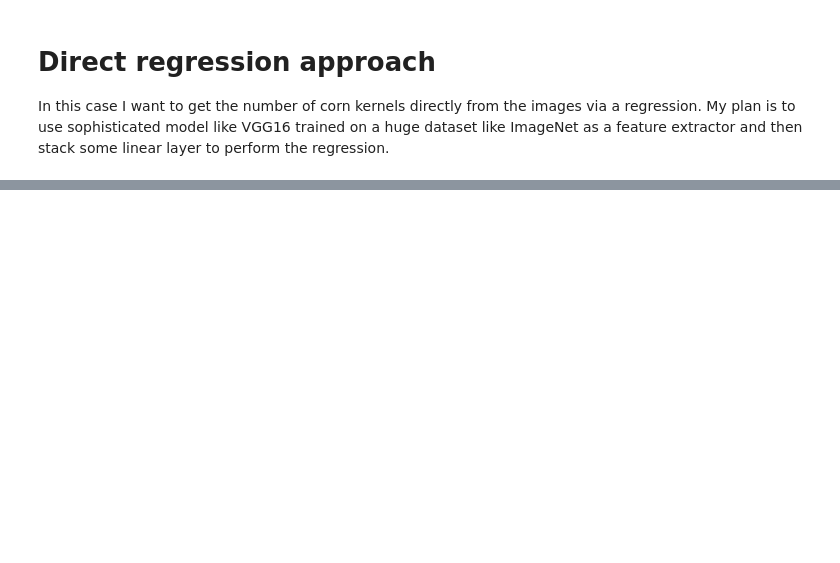
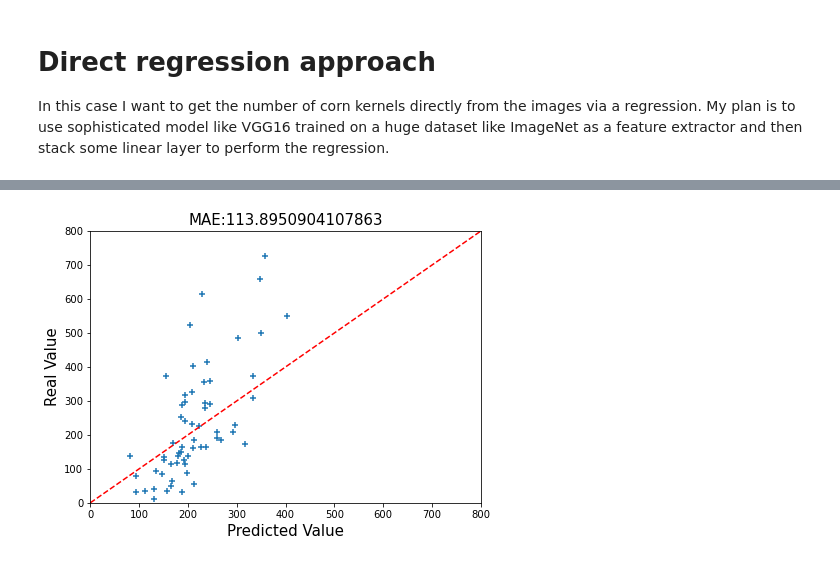
Before and after one commit to hcapettini2/Corn_Kernel_Counter, a Jupyter notebook: Regression_based.ipynb, the cells around one changed output, grey strips where cells are left out. Saved outputs shown, nothing was run; the diff lists cells and outputs as text; code cells hidden in the pictures; blank space fills up the shorter version.

```diff
--- a/Regression_based.ipynb
+++ b/Regression_based.ipynb
@@ -69,0 +419,14 @@ TypeError: Invalid shape (3, 2309, 1732) for image data
+# %%
+prediccion = []
+
+with torch.no_grad():
+    for data in test_dataloader:
+        # get the inputs; data is a list of [inputs, labels]
+        inputs, labels = data
+        inputs = inputs.to(device)
+        # forward + backward + optimize
+        outputs = model(inputs, "Test")
+        outputs = outputs.detach().cpu().numpy()
+        labels = labels.detach().cpu().numpy()
+        prediccion.append([outputs[0][0],labels[0]])
+prediccion = np.array(prediccion)
@@ -69,0 +440,12 @@ TypeError: Invalid shape (3, 2309, 1732) for image data
+# %%
+plt.figure(figsize=(7,5))
+plt.scatter(outputs[:,0]*labels_std+labels_mean,labels*labels_std+labels_mean, marker="+",label= "Sort of confussion plot")
+plt.plot(np.linspace(0, 800, num=1000),np.linspace(0, 800, num=1000), linestyle='--', color='r', label='Train loss')
+plt.ylim(0,800)
+plt.xlim(0,800)
+plt.xlabel('Predicted Value',fontsize=15)
+plt.ylabel('Real Value',fontsize=15)
+plt.title(f"MAE:{mae(outputs[:,0]*labels_std+labels_mean,labels*labels_std+labels_mean)}",fontsize=15)
+plt.show()
+# %% [output]
+[figure, added]
```
Also changed, not shown: parts of 45 cells of this notebook, 3 other files.
